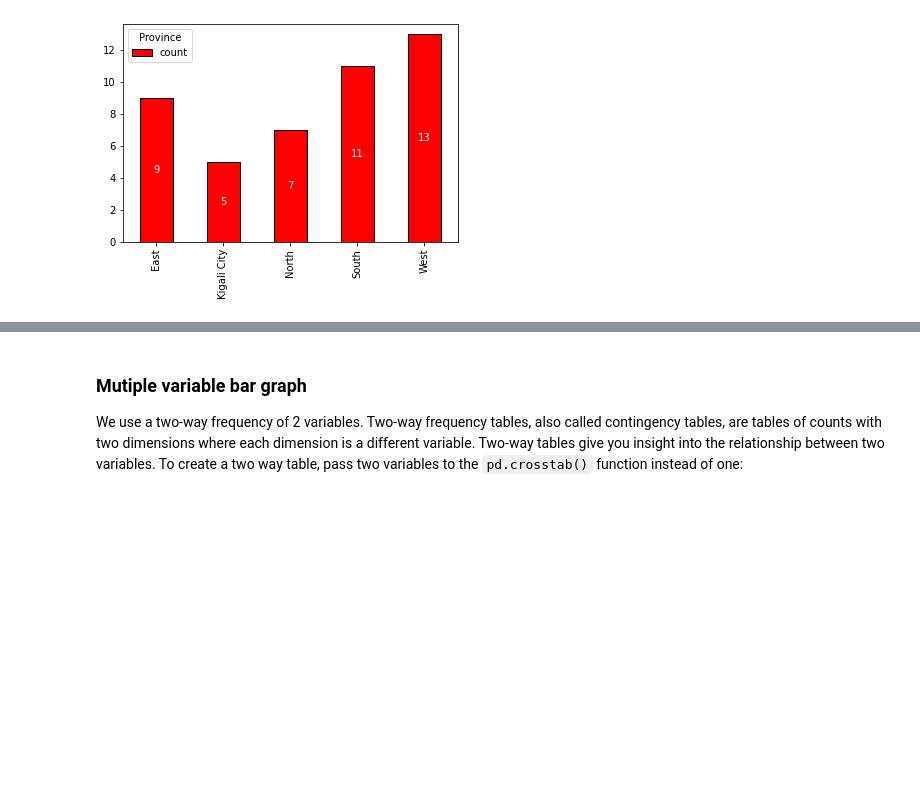
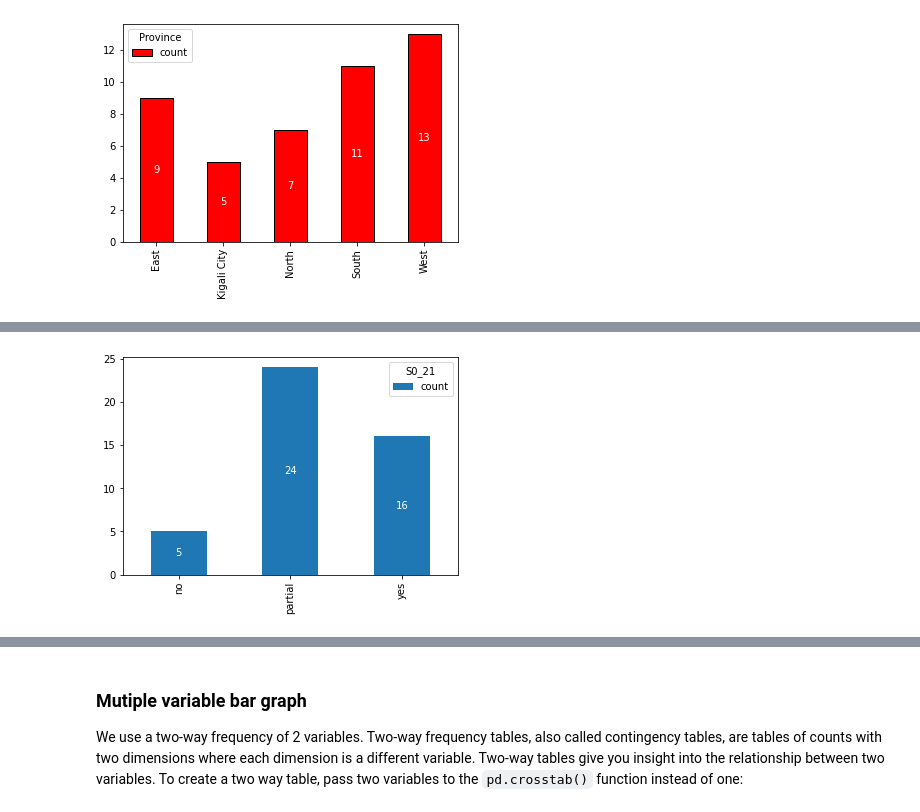
Before and after one commit to Keniajin/CESAR_python_wk3, a Jupyter notebook: Python summary questions.ipynb, the cells around one changed output, grey strips where cells are left out. Saved outputs shown, nothing was run; the diff lists cells and outputs as text; code cells hidden in the pictures; blank space fills up the shorter version.

Commit message:
updated the python summary questions notebook

```diff
--- a/Python summary questions.ipynb
+++ b/Python summary questions.ipynb
@@ -238,0 +357,7 @@ plt.show()
+# %%
+## this creates a summary table for the monitoring_evaluation:S0_21
+s021_tab = pd.crosstab(index=iss_df["monitoring_evaluation:S0_21"],  # Make a crosstab
+                              columns="count",
+                       rownames=[""],
+                            colnames=["S0_21"])
+s021_tab
@@ -238,0 +370,8 @@ plt.show()
+# %%
+## plot the cross tab and add labels using our function
+#province_tab.plot.bar(stacked=True)
+bar_s21 = s021_tab.plot.bar()
+autolabel(bar_s21, bar_s21.patches)
+plt.show()
+# %% [output]
+[figure, added]
```
Also changed, not shown: parts of 43 cells of this notebook.
